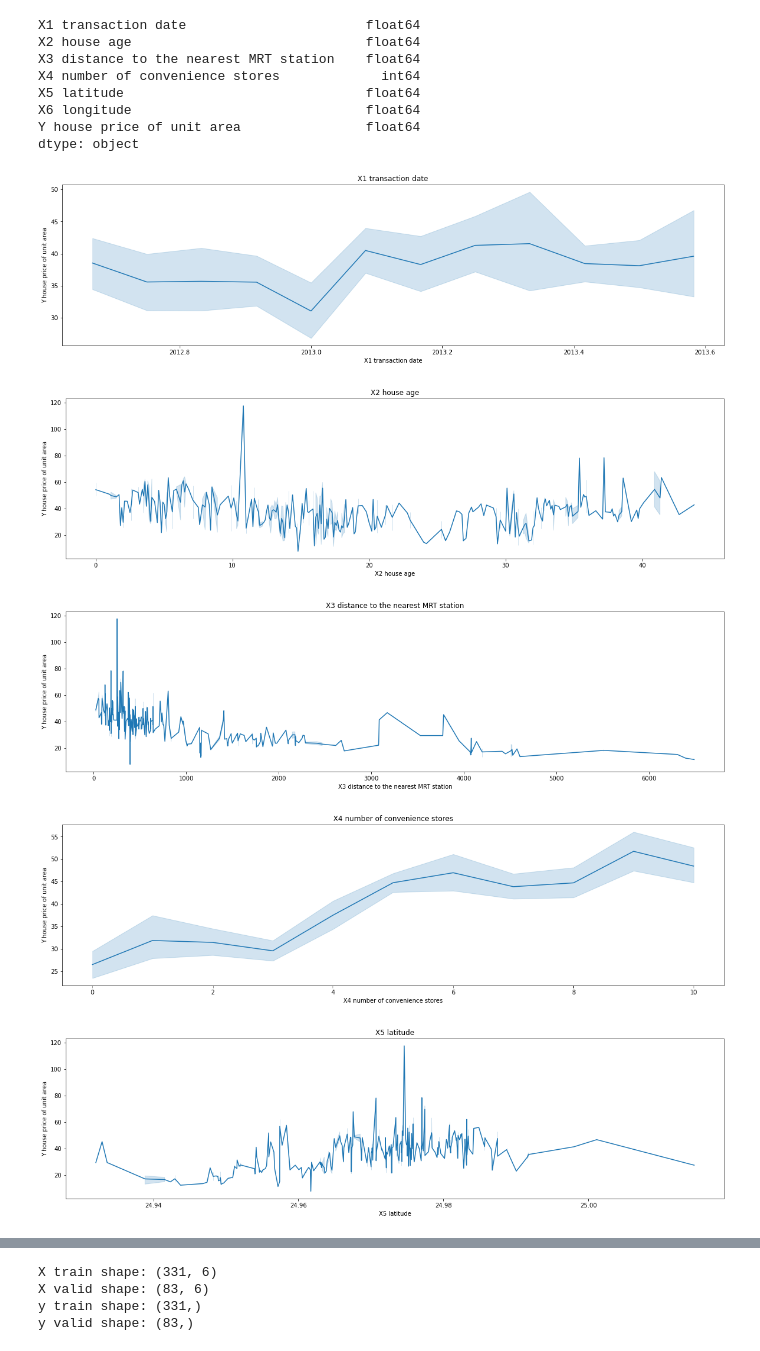
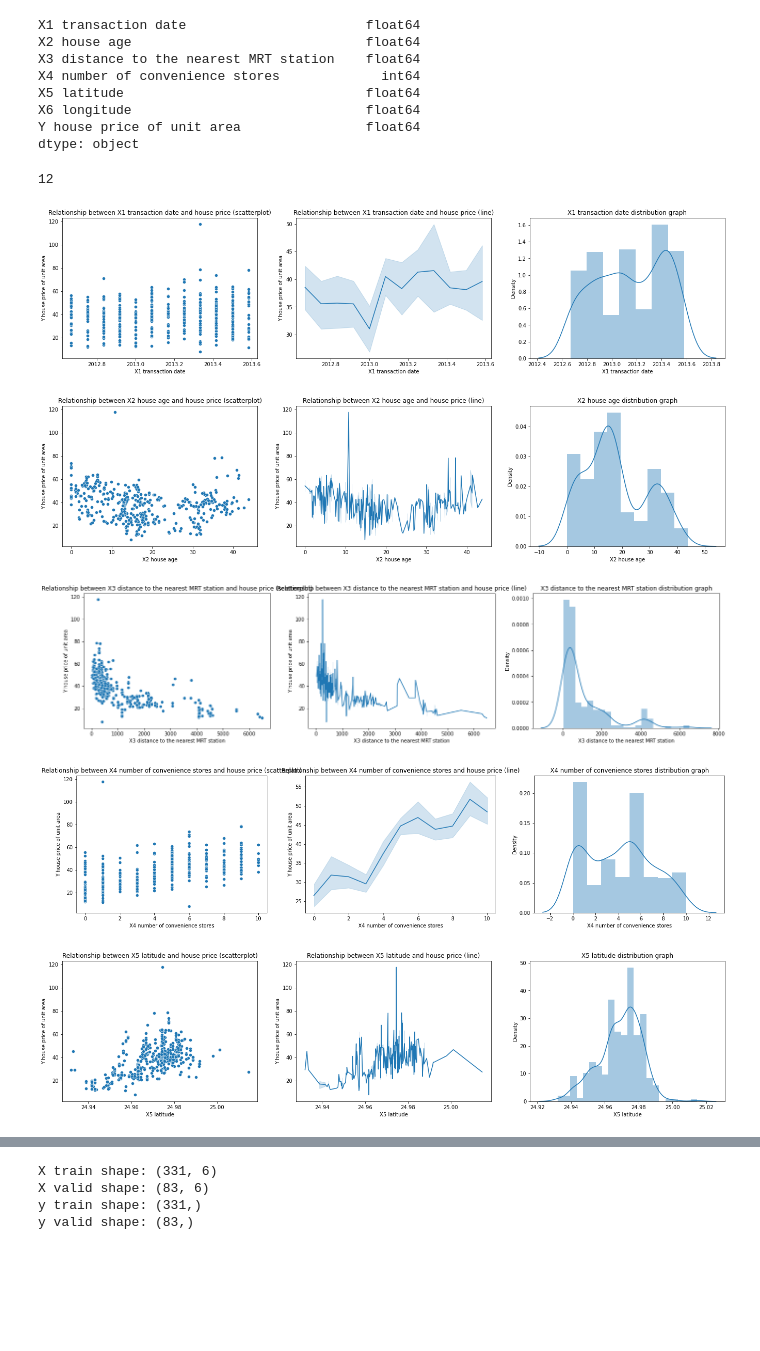
Before and after one commit to BryanChin991/Machine-Learning-Python, a Jupyter notebook: LinearRegression.ipynb, the cells around one changed output, grey strips where cells are left out. Cells and saved outputs as stored; diff of their text form; code cells hidden in the pictures; blank space fills up the shorter version.

```diff
--- a/LinearRegression.ipynb
+++ b/LinearRegression.ipynb
@@ -73,17 +74,26 @@ X5 latitude                               float64
 X6 longitude                              float64
 Y house price of unit area                float64
 dtype: object
+# %%
+df['X1 transaction date'].nunique()
+# %% [output]
+12
 # %%
 features = [col for col in df.columns if 'X' in col]
 
 for col in features:
-    plt.figure(figsize=(20,5))
+    fig, ax = plt.subplots(1, 3, figsize=(23,5))
     plt.title(col)
-    sns.lineplot(data=df, x=col, y='Y house price of unit area')
+    sns.scatterplot(data=df, x=col, y='Y house price of unit area', ax=ax[0])
+    sns.lineplot(data=df, x=col, y='Y house price of unit area', ax=ax[1])
+    sns.distplot(df[col], ax=ax[2])
+    ax[0].set_title(f'Relationship between {col} and house price (scatterplot)')
+    ax[1].set_title(f'Relationship between {col} and house price (line)')
+    ax[2].set_title(f'{col} distribution graph')
     plt.show()
 # %% [output]
-[figure, old version]
+[figure, new version]
-[figure, old version]
+[figure, new version]
-[figure, old version]
+[figure, new version]
-[figure, old version]
+[figure, new version]
-[figure, old version]
+[figure, new version]
```
Also changed, not shown: parts of 9 cells of this notebook, 1 other file.
